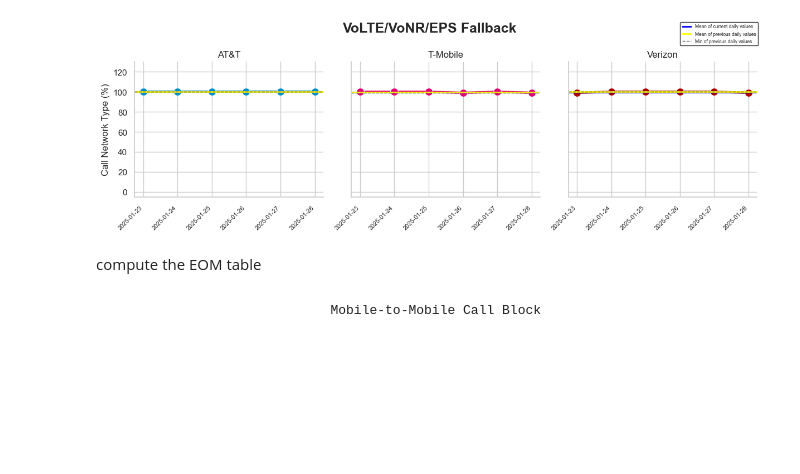
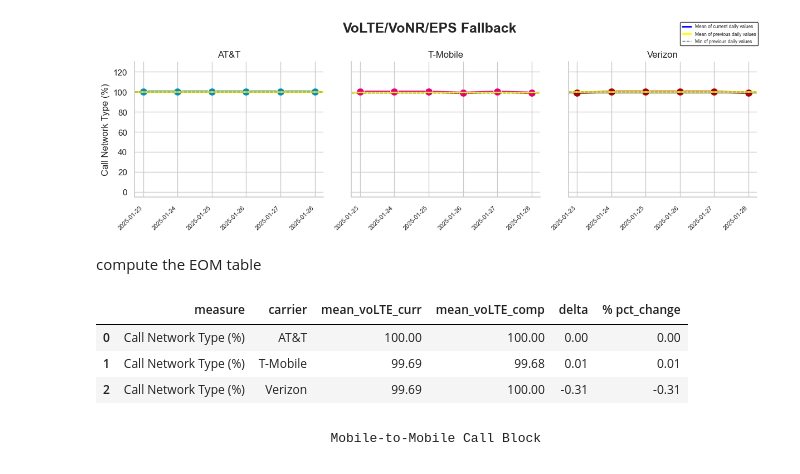
Before and after one commit to ookla-jennymassari/dq_reporting_test.py, a Jupyter notebook: dq_reporting_notebook.ipynb, the cells around one changed output. Cells and saved outputs as stored; diff of their text form; code cells hidden in the pictures; blank space fills up the shorter version.

Commit message:
Added EOM table to Call Network Type.

```diff
--- a/dq_reporting_notebook.ipynb
+++ b/dq_reporting_notebook.ipynb
@@ -1023,6 +1022,37 @@ plt.show()
 [figure]
 # %% [markdown]
 compute the EOM table
+# %%
+#Merge and select columns
+volte_rate = pd.merge(volte_all_curr, volte_all_comp, on='carrier', how='outer')
+volte_rate = volte_rate.drop(columns=['volte_count_x', 'volte_count_y', 'total_tests_x', 'total_tests_y'])
+
+#Delta
+volte_rate['delta'] = (volte_rate['mean_voLTE_curr'] - volte_rate['mean_voLTE_comp'])
+
+#Calculate percentage change
+volte_rate['pct_change'] = round(((volte_rate['mean_voLTE_curr'] - volte_rate['mean_voLTE_comp']) / volte_rate['mean_voLTE_comp']) * 100, 2)
+
+#Add measure column
+volte_rate['measure'] = 'Call Network Type (%)'
+
+#Reorder columns
+volte_rate = volte_rate[['measure', 'carrier', 'mean_voLTE_curr', 'mean_voLTE_comp', 'delta', 'pct_change']]
+
+#Rename columns
+volte_rate = volte_rate.rename(columns={
+    'mean_LTE_curr': 'current',
+    'mean_LTE_comp': 'comparison',
+    'delta': 'delta',
+    'pct_change': '% pct_change'
+})
+
+# volte_rate.head()
+# %% [output]
+|  | measure | carrier | mean_voLTE_curr | mean_voLTE_comp | delta | % pct_change |
+| 0 | Call Network Type (%) | AT&T | 100.00 | 100.00 | 0.00 | 0.00 |
+| 1 | Call Network Type (%) | T-Mobile | 99.69 | 99.68 | 0.01 | 0.01 |
+| 2 | Call Network Type (%) | Verizon | 99.69 | 100.00 | -0.31 | -0.31 |
 # %% [markdown]
                                 Mobile-to-Mobile Call Block
 # %%
```
Also changed, not shown: parts of 2 cells of this notebook.
